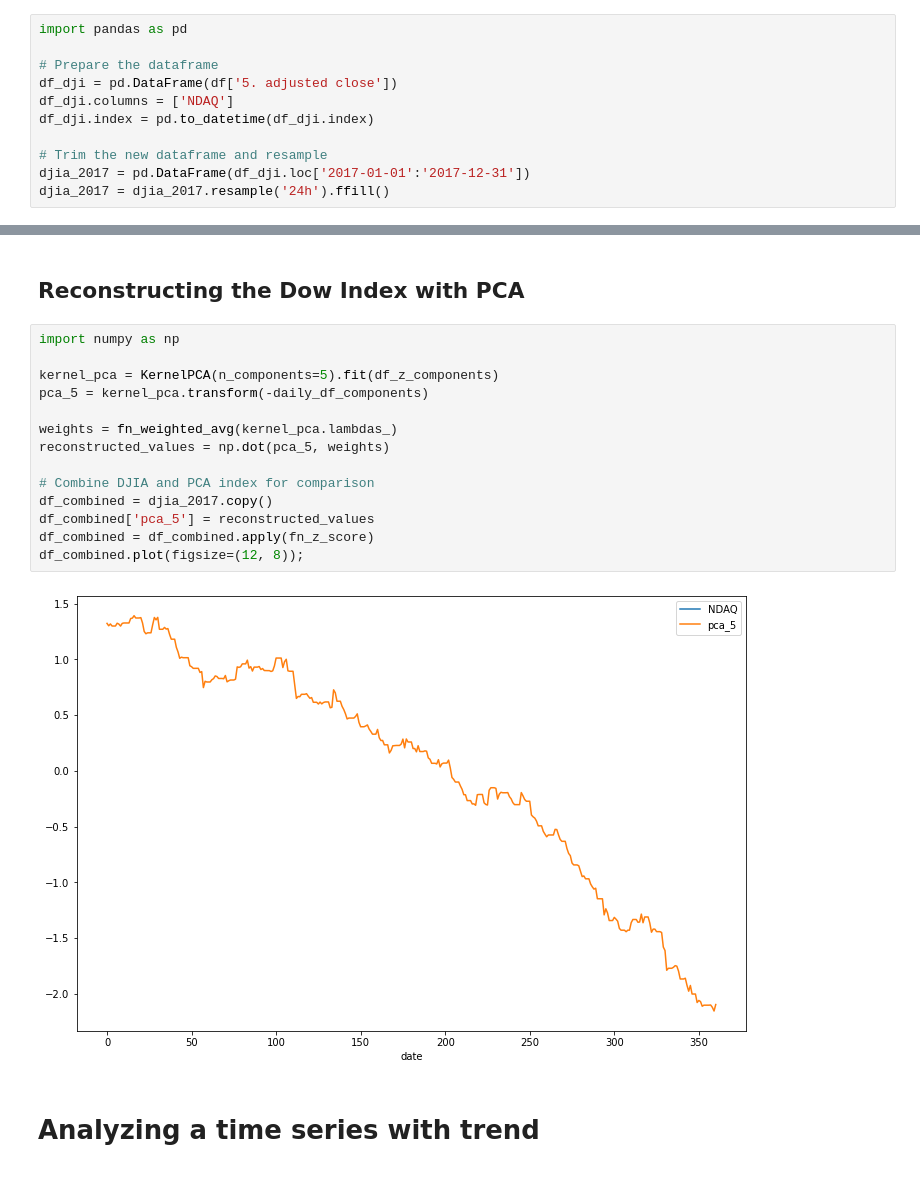
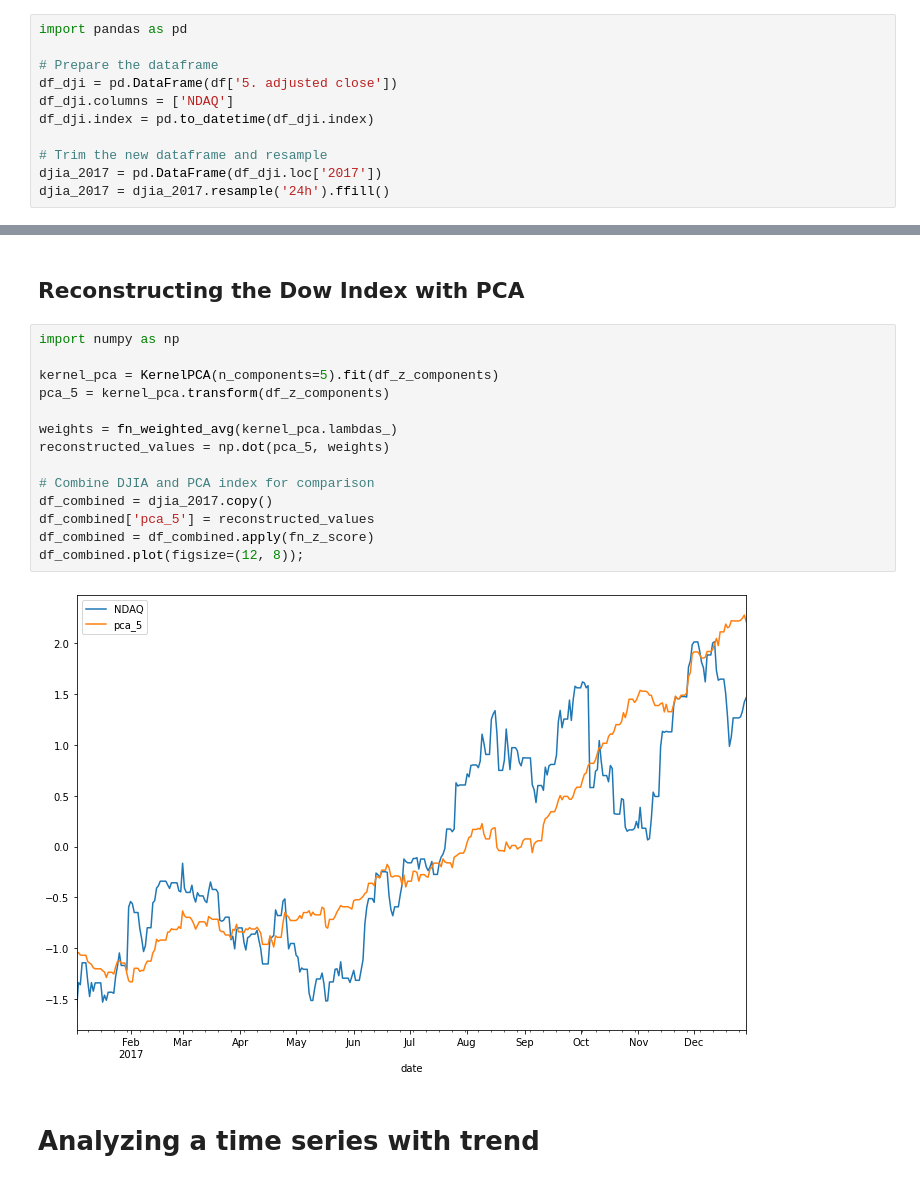
Before and after one commit to PacktPublishing/Mastering-Python-for-Finance-Second-Edition, a Jupyter notebook: Chapter06/Chapter 06 - Statistical Analysis of Time Series Data.ipynb, the cells around one changed output, grey strips where cells are left out. Cells and saved outputs as stored; diff of their text form.

```diff
--- a/Chapter06/Chapter 06 - Statistical Analysis of Time Series Data.ipynb
+++ b/Chapter06/Chapter 06 - Statistical Analysis of Time Series Data.ipynb
@@ -79,7 +79,7 @@ df_dji.columns = ['NDAQ']
 df_dji.index = pd.to_datetime(df_dji.index)
 
 # Trim the new dataframe and resample
-djia_2017 = pd.DataFrame(df_dji.loc['2017-01-01':'2017-12-31'])
+djia_2017 = pd.DataFrame(df_dji.loc['2017'])
 djia_2017 = djia_2017.resample('24h').ffill()
 # %% [markdown]
 # Applying a Kernel Principal Component Analysis
@@ -118,19 +118,19 @@ weighted_values.sum()
 # %%
 import numpy as np
 
 kernel_pca = KernelPCA(n_components=5).fit(df_z_components)
-pca_5 = kernel_pca.transform(-daily_df_components)
+pca_5 = kernel_pca.transform(df_z_components)
 
 weights = fn_weighted_avg(kernel_pca.lambdas_)
 reconstructed_values = np.dot(pca_5, weights)
 
 # Combine DJIA and PCA index for comparison
 df_combined = djia_2017.copy()
 df_combined['pca_5'] = reconstructed_values
 df_combined = df_combined.apply(fn_z_score)
 df_combined.plot(figsize=(12, 8));
 # %% [output]
-[figure, old version]
+[figure, new version]
 # %% [markdown]
 # Analyzing a time series with trend
 # %%
```
Also changed, not shown: parts of 2 cells of this notebook.
